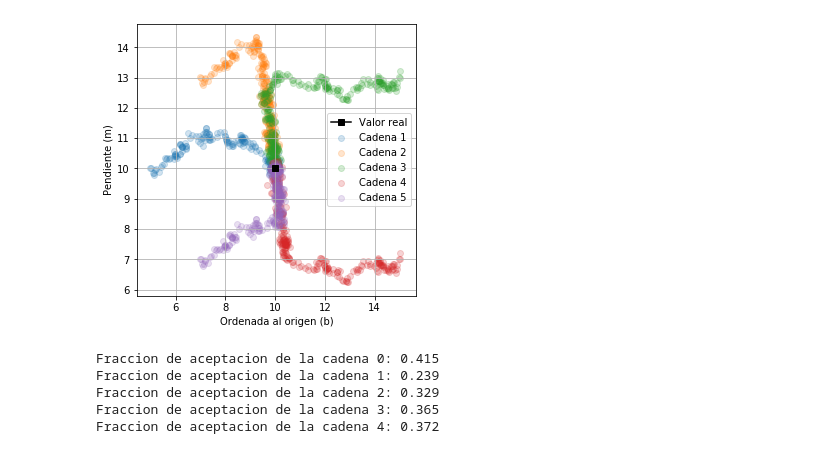
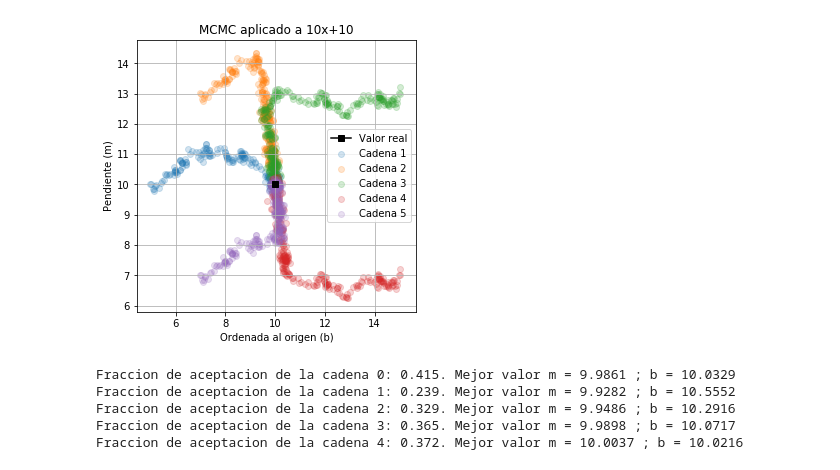
Before and after one commit to DCIDA2019/da2020-GabrielMissael, a Jupyter notebook: Semana9_Casa/Actividad_semana9.ipynb, the cells around one changed output. Drawn from its saved outputs; the diff is of its cells as text; code cells hidden in the pictures.

```diff
--- a/Semana9_Casa/Actividad_semana9.ipynb
+++ b/Semana9_Casa/Actividad_semana9.ipynb
@@ -110,47 +110,59 @@ cadenas = montecarlo_mc(N = 5, datos = x, desviacion_teoria = des_y, teoria = y,
                        modelo = recta, desviacion_parametros = des_p, p_old = p_iniciales, n_pasos = 300)
 # %%
 puntos = []
-like = []
+likely = []
+accepted = []
 x = []
 y = []
+
+best = np.zeros((5, 2))
 
 for i, cadena in enumerate(cadenas):
     x.append([])
     y.append([])
+    likely.append([])
+    accepted.append([])
     for dato, like, accept in cadena:
         x[i].append(dato[0])
         y[i].append(dato[1])
+        likely[i].append(like)
+        accepted[i].append(accept)
+
 
 fig, ax0 = fig, ax0 = plt.subplots(figsize=(5, 5))
 
 for i in range(len(cadenas)):
     ax0.scatter(x[i], y[i], marker = 'o', label = 'Cadena '+str(i+1), alpha = 0.2)
 
 plt.plot(p_reales[0], p_reales[1], marker = 's', label = 'Valor real', c = 'black')
 ax0.set_ylabel('Pendiente (m)')
 ax0.set_xlabel('Ordenada al origen (b)')
 ax0.grid()
 plt.legend()
+plt.title(f'MCMC aplicado a {p_reales[0]}x+{p_reales[1]}')
 
 plt.show()
 # %% [output]
-[figure, old version]
+[figure, new version]
 # %%
 #Obtenemos la fraccion de aceptacion de los parametros
 ratio = np.zeros(5)
+best = []
 pruebas = len(cadenas[0])
 
 for i in range(5):
-    accepted = [c for a, b, c in cadenas[i]]
-    ratio[i] = sum(accepted)/pruebas
+    ratio[i] = sum(accepted[i])/pruebas
+    index = likely[i].index(max(likely[i]))
+    best.append([x[i][index], y[i][index]])
 
 for i, num in enumerate(ratio):
-    print(f'Fraccion de aceptacion de la cadena {i}: {num:.3f}')
+    print(f'Fraccion de aceptacion de la cadena {i}: {num:.3f}.', end = ' ')
+    print(f'Mejor valor m = {best[i][0]:.4f} ; b = {best[i][1]:.4f}')
 # %% [output]
-Fraccion de aceptacion de la cadena 0: 0.415
-Fraccion de aceptacion de la cadena 1: 0.239
-Fraccion de aceptacion de la cadena 2: 0.329
-Fraccion de aceptacion de la cadena 3: 0.365
-Fraccion de aceptacion de la cadena 4: 0.372
+Fraccion de aceptacion de la cadena 0: 0.415. Mejor valor m = 9.9861 ; b = 10.0329
+Fraccion de aceptacion de la cadena 1: 0.239. Mejor valor m = 9.9282 ; b = 10.5552
+Fraccion de aceptacion de la cadena 2: 0.329. Mejor valor m = 9.9486 ; b = 10.2916
+Fraccion de aceptacion de la cadena 3: 0.365. Mejor valor m = 9.9898 ; b = 10.0717
+Fraccion de aceptacion de la cadena 4: 0.372. Mejor valor m = 10.0037 ; b = 10.0216
 # %%
 # %% [output]
```
Also changed, not shown: parts of 1 cell of this notebook.
